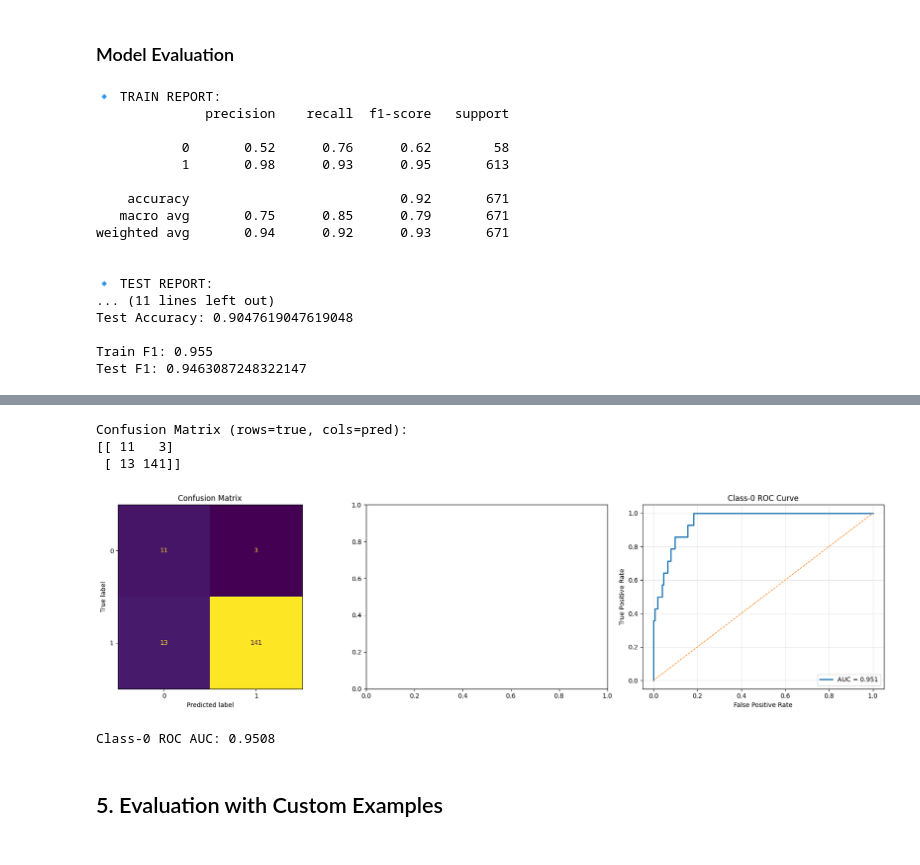
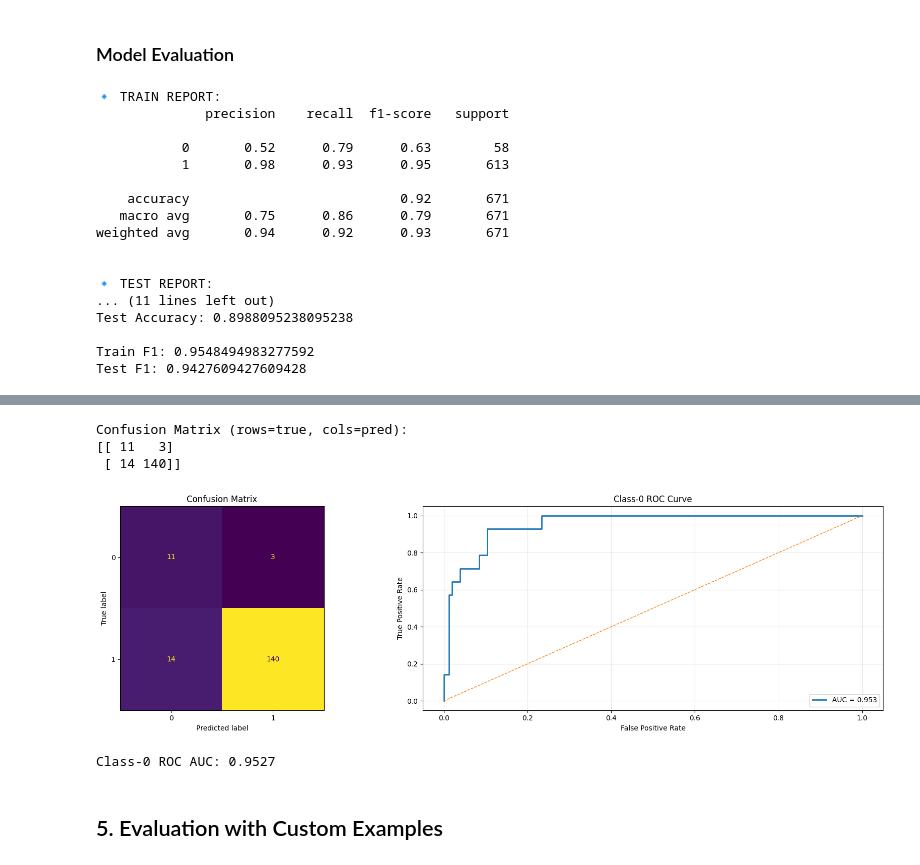
Before and after one commit to devpatel0005/Sentira-AI, a Jupyter notebook: E_commerce_Review_Intelligence_System.ipynb, the cells around one changed output, grey strips where cells are left out. Saved outputs shown, nothing was run; the diff lists cells and outputs as text; code cells hidden in the pictures.

```diff
--- a/E_commerce_Review_Intelligence_System.ipynb
+++ b/E_commerce_Review_Intelligence_System.ipynb
@@ -357,28 +356,14 @@ training_args = TrainingArguments(
 from sklearn.utils.class_weight import compute_class_weight
 import numpy as np
 
-# Choose class-weight aggressiveness: "none", "smoothed", or "balanced"
-WEIGHT_MODE = "balanced"
-SMOOTH_ALPHA = 0.40  # used only for "smoothed"; 0=no weights, 1=fully balanced
-
-balanced_weights = compute_class_weight(
+# Simple class-imbalance handling: compute balanced class weights once.
+class_weights_np = compute_class_weight(
     class_weight="balanced",
     classes=np.unique(train_labels),
     y=train_labels,
 ).astype(np.float32)
 
-if WEIGHT_MODE == "none":
-    selected_class_weights = None
-elif WEIGHT_MODE == "balanced":
-    selected_class_weights = torch.tensor(balanced_weights, dtype=torch.float)
-elif WEIGHT_MODE == "smoothed":
-    # Interpolate between no-weight (1.0) and fully balanced weights.
-    smoothed = 1.0 + SMOOTH_ALPHA * (balanced_weights - 1.0)
-    selected_class_weights = torch.tensor(smoothed, dtype=torch.float)
-else:
-    raise ValueError("WEIGHT_MODE must be one of: none, smoothed, balanced")
+class_weights = torch.tensor(class_weights_np, dtype=torch.float)
 
-print("Balanced weights:", balanced_weights)
-print("Selected mode:", WEIGHT_MODE)
-print("Selected weights:", selected_class_weights)
+print("Class weights (negative, positive):", class_weights_np)
 # %% [output]
@@ -437,7 +420,7 @@ trainer = WeightedTrainer(
     train_dataset=train_dataset,
     eval_dataset=test_dataset,
     compute_metrics=compute_metrics,
-    class_weights=selected_class_weights,
+    class_weights=class_weights,
 )
 # %% [output]
 DistilBertForSequenceClassification LOAD REPORT from: distilbert-base-uncased
@@ -501,20 +484,20 @@ print("Test F1:", f1_score(test_labels, test_preds))
 🔹 TRAIN REPORT:
               precision    recall  f1-score   support
 
-           0       0.52      0.76      0.62        58
+           0       0.52      0.79      0.63        58
            1       0.98      0.93      0.95       613
 
     accuracy                           0.92       671
-   macro avg       0.75      0.85      0.79       671
+   macro avg       0.75      0.86      0.79       671
 weighted avg       0.94      0.92      0.93       671
 
 
 🔹 TEST REPORT:
 ... (11 lines left out)
-Test Accuracy: 0.9047619047619048
+Test Accuracy: 0.8988095238095238
 
-Train F1: 0.955
-Test F1: 0.9463087248322147
+Train F1: 0.9548494983277592
+Test F1: 0.9427609427609428
 # %%
 import matplotlib.pyplot as plt
 from sklearn.metrics import (
@@ -538,44 +521,44 @@ y_pred = np.argmax(probs, axis=1)
 cm = confusion_matrix(y_true, y_pred, labels=[0, 1])
 print("Confusion Matrix (rows=true, cols=pred):")
 print(cm)
 
 # 2) Class-0 one-vs-rest curves using probability of class 0.
 y_true_0 = (y_true == 0).astype(int)
 y_score_0 = probs[:, 0]
 
 
 fpr_0, tpr_0, _ = roc_curve(y_true_0, y_score_0)
 roc_auc_0 = roc_auc_score(y_true_0, y_score_0)
 
-fig, axes = plt.subplots(1, 3, figsize=(18, 5))
+fig, axes = plt.subplots(1, 2, figsize=(18, 5))
 
 ConfusionMatrixDisplay(confusion_matrix=cm, display_labels=[0, 1]).plot(
     ax=axes[0],
     colorbar=False,
 )
 axes[0].set_title("Confusion Matrix")
 
 
-axes[2].plot(fpr_0, tpr_0, linewidth=2, label=f"AUC = {roc_auc_0:.3f}")
-axes[2].plot([0, 1], [0, 1], linestyle="--", linewidth=1)
-axes[2].set_title("Class-0 ROC Curve")
-axes[2].set_xlabel("False Positive Rate")
-axes[2].set_ylabel("True Positive Rate")
-axes[2].legend(loc="lower right")
-axes[2].grid(alpha=0.3)
+axes[1].plot(fpr_0, tpr_0, linewidth=2, label=f"AUC = {roc_auc_0:.3f}")
+axes[1].plot([0, 1], [0, 1], linestyle="--", linewidth=1)
+axes[1].set_title("Class-0 ROC Curve")
+axes[1].set_xlabel("False Positive Rate")
+axes[1].set_ylabel("True Positive Rate")
+axes[1].legend(loc="lower right")
+axes[1].grid(alpha=0.3)
 
 plt.tight_layout()
 plt.show()
 
 
 print(f"Class-0 ROC AUC: {roc_auc_0:.4f}")
 # %% [output]
 [interactive output not drawn]
 Confusion Matrix (rows=true, cols=pred):
 [[ 11   3]
- [ 13 141]]
+ [ 14 140]]
-[figure, old version]
+[figure, new version]
-Class-0 ROC AUC: 0.9508
+Class-0 ROC AUC: 0.9527
 # %% [markdown]
 ## 5. Evaluation with Custom Examples
 # %% [markdown]
```
Also changed, not shown: parts of 7 cells of this notebook, 9 other files.
